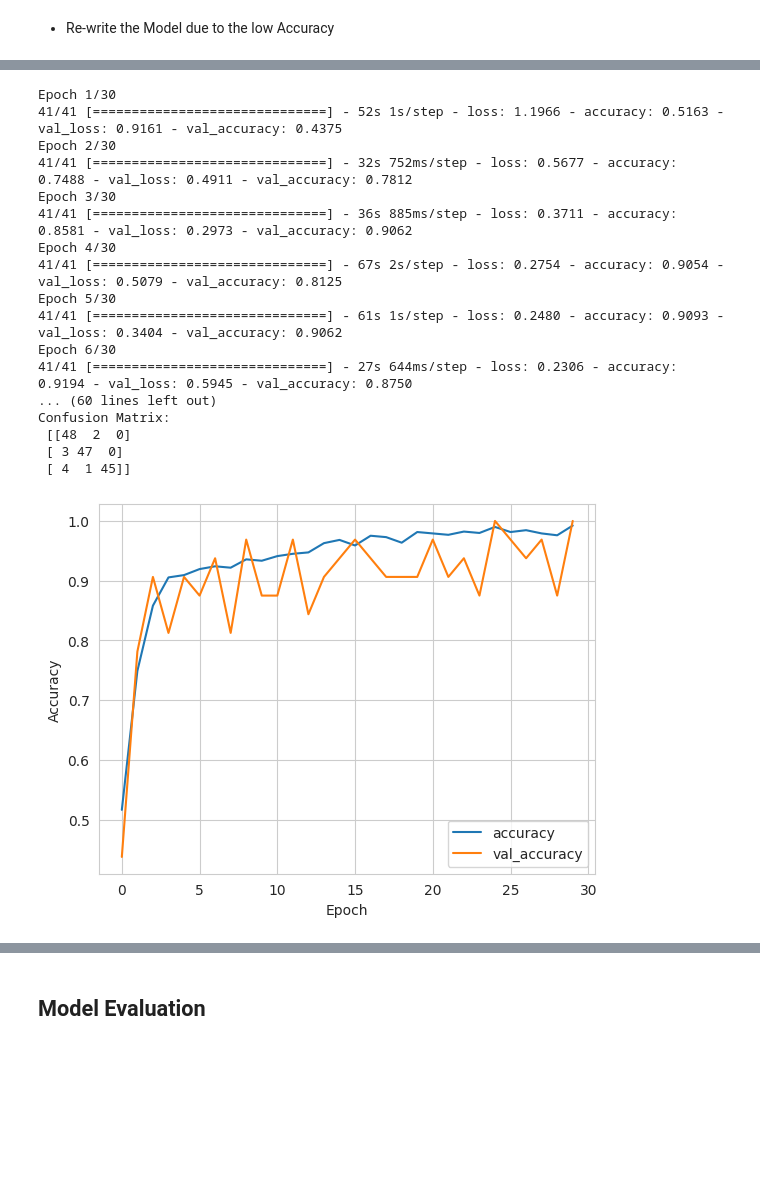
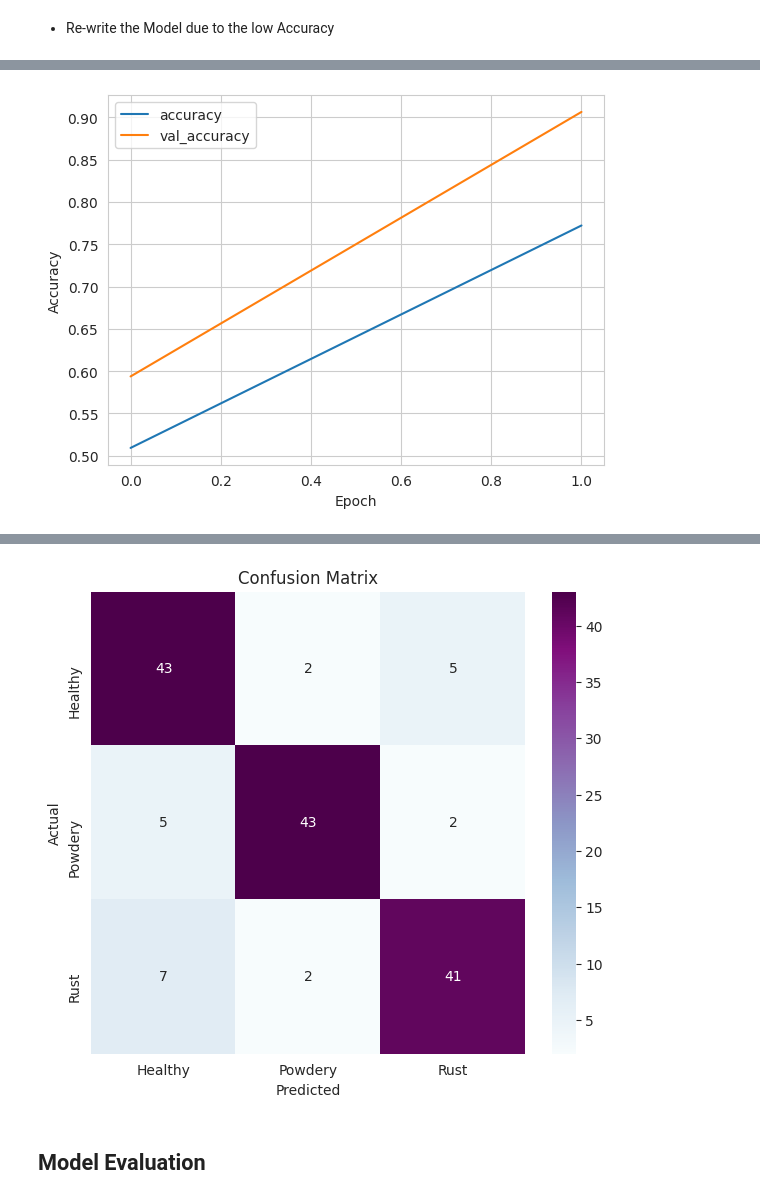
Before and after one commit to teman67/Plant-Disease-Classification-Project, a Jupyter notebook: jupyter_notebooks/03 - Modelling and Evaluating.ipynb, the cells around one changed output, grey strips where cells are left out. Drawn from its saved outputs; the diff is of its cells as text; code cells hidden in the pictures; blank space fills up the shorter version.

Commit message:
add confusion matrix

```diff
--- a/jupyter_notebooks/03 - Modelling and Evaluating.ipynb
+++ b/jupyter_notebooks/03 - Modelling and Evaluating.ipynb
@@ -416,7 +417,7 @@ tf.random.set_seed(42)
 # Define constants
 IMG_HEIGHT, IMG_WIDTH, IMG_CHANNELS = 173, 256, 3
 BATCH_SIZE = 32
-EPOCHS = 30
+EPOCHS = 2
 
 # Define paths to the datasets
 train_dir = train_path
@@ -513,8 +514,51 @@ plt.savefig(f'{file_path}/model_training_losses.png',
             bbox_inches='tight', dpi=150)
 plt.show()
 
+
+# Print classification report and confusion matrix
+target_names = ["Healthy", "Powdery", "Rust"]
+classification_rep = classification_report(y_true, y_pred, target_names=target_names, output_dict=True)
+confusion_mat = confusion_matrix(y_true, y_pred)
+
+# Extract metrics
+metrics = {}
+metrics['accuracy'] = classification_rep['accuracy']
+metrics['precision'] = classification_rep['weighted avg']['precision']
+metrics['recall'] = classification_rep['weighted avg']['recall']
+metrics['f1_score'] = classification_rep['weighted avg']['f1-score']
+
+# Calculate specificity
+specificity = confusion_mat[0, 0] / (confusion_mat[0, 0] + confusion_mat[0, 1] + confusion_mat[0, 2])
+metrics['specificity'] = specificity
+
+# Save metrics using joblib
+joblib.dump(metrics, "outputs/v3/metrics.joblib")
+
+# Save confusion matrix using joblib
+joblib.dump(confusion_mat, "outputs/v3/confusion_matrix.joblib")
+
+# Plot confusion matrix and save the plot
+plt.figure(figsize=(7, 6))
+sns.heatmap(confusion_mat,
+            annot=True,
+            fmt='g',
+            cmap='BuPu',
+            xticklabels=target_names,
+            yticklabels=target_names)
+plt.xlabel('Predicted')
+plt.ylabel('Actual')
+plt.title('Confusion Matrix')
+plt.savefig("outputs/v3/confusion_matrix.png")
+
+# # Print metrics in Streamlit
+# st.write(f"Accuracy: {metrics['accuracy']}")
+# st.write(f"Precision: {metrics['precision']}")
+# st.write(f"Recall: {metrics['recall']}")
+# st.write(f"Specificity: {metrics['specificity']}")
+# st.write(f"F1 Score: {metrics['f1_score']}")
+
 # Save the model to a file
-model.save('outputs/v1/plant_disease_detector.h5')
+model.save('outputs/v3/plant_disease_detector.h5')
 # %% [output]
 Found 1322 images belonging to 3 classes.
 Found 60 images belonging to 3 classes.
@@ -539,18 +580 @@ To enable them in other operations, rebuild TensorFlow with the appropriate comp
-Epoch 1/30
-41/41 [==============================] - 52s 1s/step - loss: 1.1966 - accuracy: 0.5163 - val_loss: 0.9161 - val_accuracy: 0.4375
-Epoch 2/30
-41/41 [==============================] - 32s 752ms/step - loss: 0.5677 - accuracy: 0.7488 - val_loss: 0.4911 - val_accuracy: 0.7812
-Epoch 3/30
-41/41 [==============================] - 36s 885ms/step - loss: 0.3711 - accuracy: 0.8581 - val_loss: 0.2973 - val_accuracy: 0.9062
-Epoch 4/30
-41/41 [==============================] - 67s 2s/step - loss: 0.2754 - accuracy: 0.9054 - val_loss: 0.5079 - val_accuracy: 0.8125
-Epoch 5/30
-41/41 [==============================] - 61s 1s/step - loss: 0.2480 - accuracy: 0.9093 - val_loss: 0.3404 - val_accuracy: 0.9062
-Epoch 6/30
-41/41 [==============================] - 27s 644ms/step - loss: 0.2306 - accuracy: 0.9194 - val_loss: 0.5945 - val_accuracy: 0.8750
-... (60 lines left out)
-Confusion Matrix:
- [[48  2  0]
- [ 3 47  0]
- [ 4  1 45]]
-[figure, old version]
+[figure, new version]
@@ -558,3 +582,4 @@ Confusion Matrix:
+[figure, added]
 # %% [markdown]
 ## Model Evaluation
 # %% [markdown]
```
Also changed, not shown: parts of 12 cells of this notebook, 14 other files.
